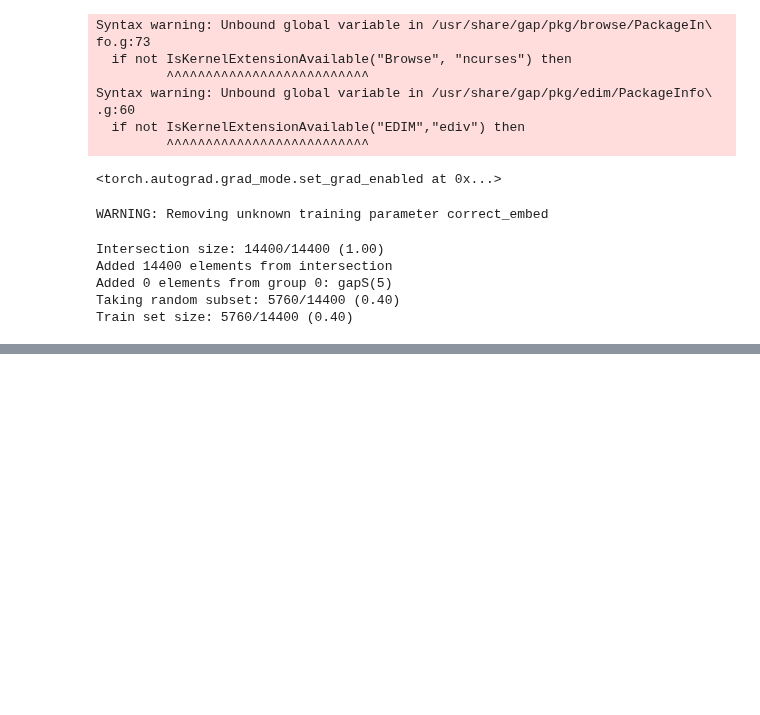
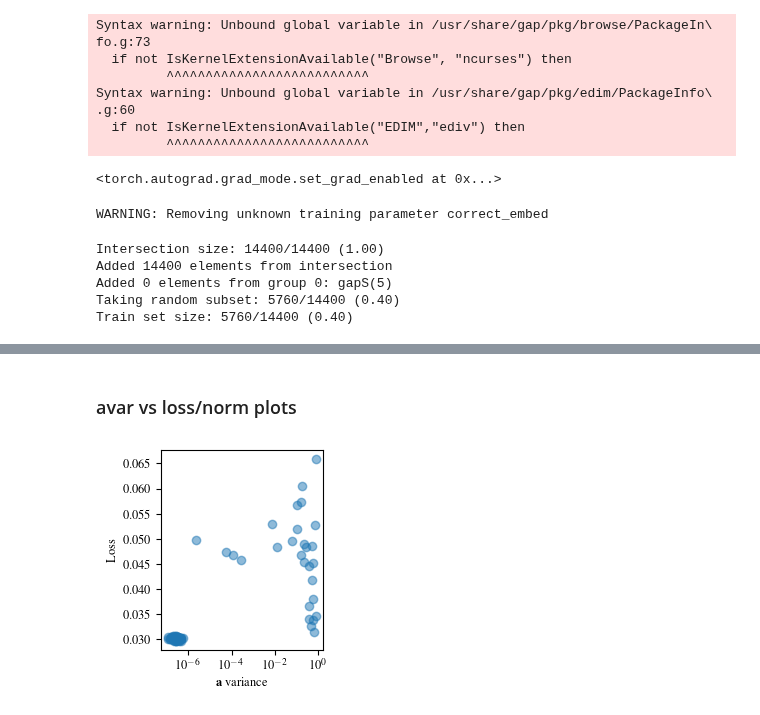
Before and after one commit to LouisYRYJ/Finite-groups, a Jupyter notebook: notebooks/orig_vs_ideal_loss.ipynb, the cells around one changed output, grey strips where cells are left out. Saved outputs shown, nothing was run; the diff lists cells and outputs as text; code cells hidden in the pictures; blank space fills up the shorter version.

```diff
--- a/notebooks/orig_vs_ideal_loss.ipynb
+++ b/notebooks/orig_vs_ideal_loss.ipynb
@@ -123,0 +187,18 @@ plt.show()
+# %%
+avar, loss, norm = t.load('../data/avar_loss_norm.pt')
+# %% [markdown]
+### avar vs loss/norm plots
+# %%
+# TODO: this is not the right notebook for this...
+
+fig, ax = plt.subplots()
+fig.subplots_adjust(left=.25, bottom=.17, right=.90, top=.97)
+plt.scatter(avar, loss, alpha=0.5)
+plt.xscale('log')
+plt.xlabel('$\mathbf{a}$ variance')
+plt.ylabel('Loss')
+fig.set_size_inches(2.5, 2.5)
+fig.savefig('../figs/avar_loss.pdf')
+plt.show()
+# %% [output]
+[figure, added]
```
Also changed, not shown: parts of 7 cells of this notebook, 1 other file.
